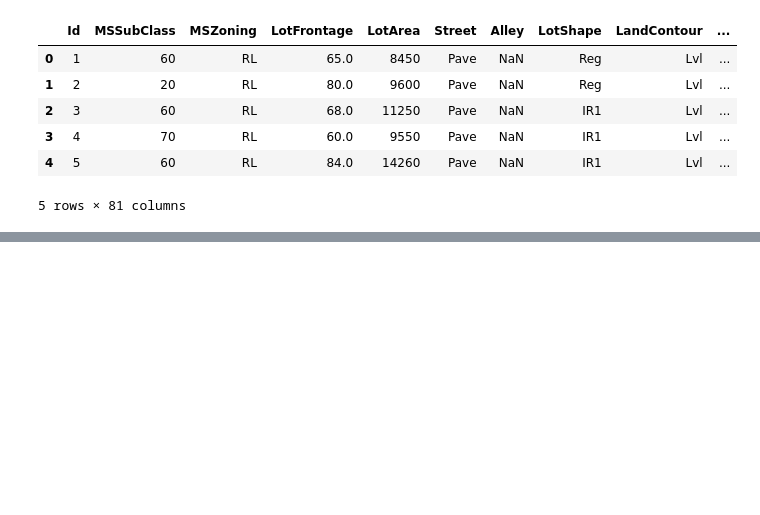
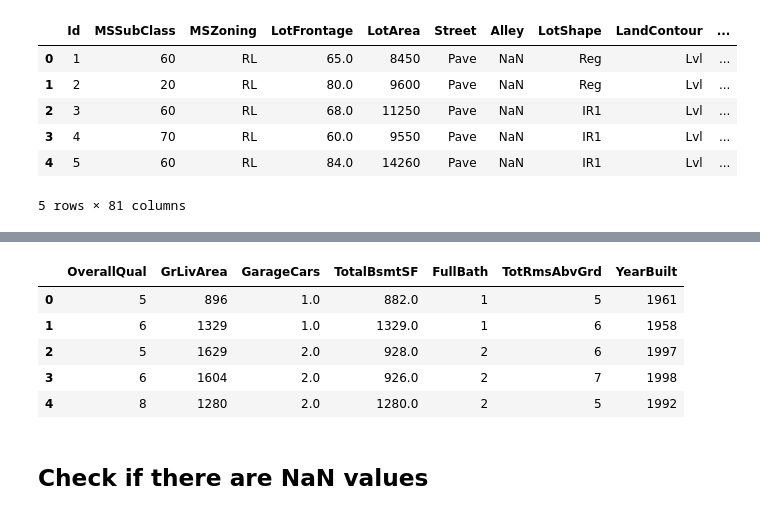
Before and after one commit to guillainbisimwa/Data-lit, a Jupyter notebook: week4/House-prices-prediction.ipynb, the cells around one changed output, grey strips where cells are left out. Cells and saved outputs as stored; diff of their text form; code cells hidden in the pictures; blank space fills up the shorter version.

```diff
--- a/week4/House-prices-prediction.ipynb
+++ b/week4/House-prices-prediction.ipynb
@@ -25,0 +61,11 @@ train_data.head()
+# %%
+test_data.head()
+# %% [output]
+|  | OverallQual | GrLivArea | GarageCars | TotalBsmtSF | FullBath | TotRmsAbvGrd | YearBuilt |
+| 0 | 5 | 896 | 1.0 | 882.0 | 1 | 5 | 1961 |
+| 1 | 6 | 1329 | 1.0 | 1329.0 | 1 | 6 | 1958 |
+| 2 | 5 | 1629 | 2.0 | 928.0 | 2 | 6 | 1997 |
+| 3 | 6 | 1604 | 2.0 | 926.0 | 2 | 7 | 1998 |
+| 4 | 8 | 1280 | 2.0 | 1280.0 | 2 | 5 | 1992 |
+# %% [markdown]
+## Check if there are NaN values
```
Also changed, not shown: parts of 24 cells of this notebook, 3 other files.
